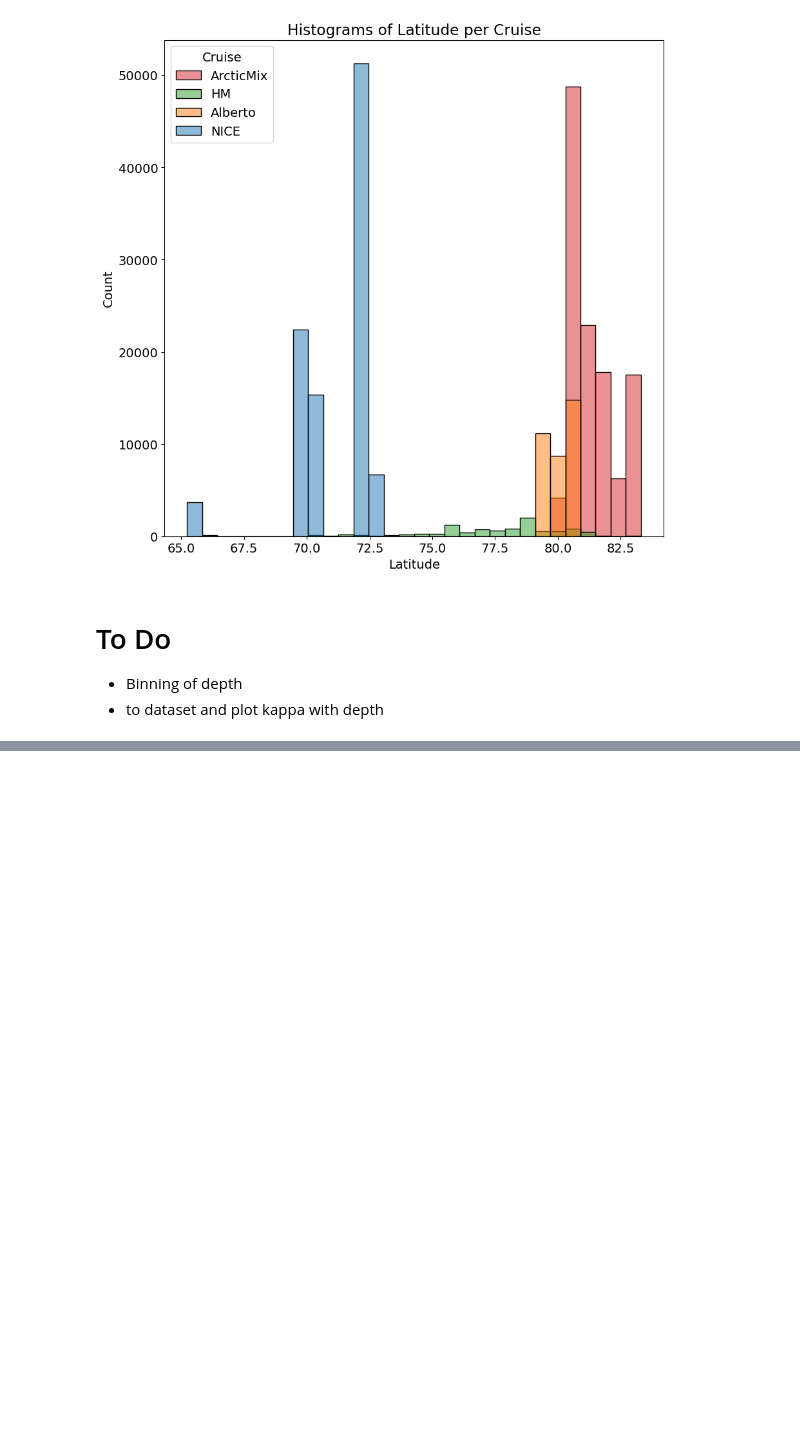
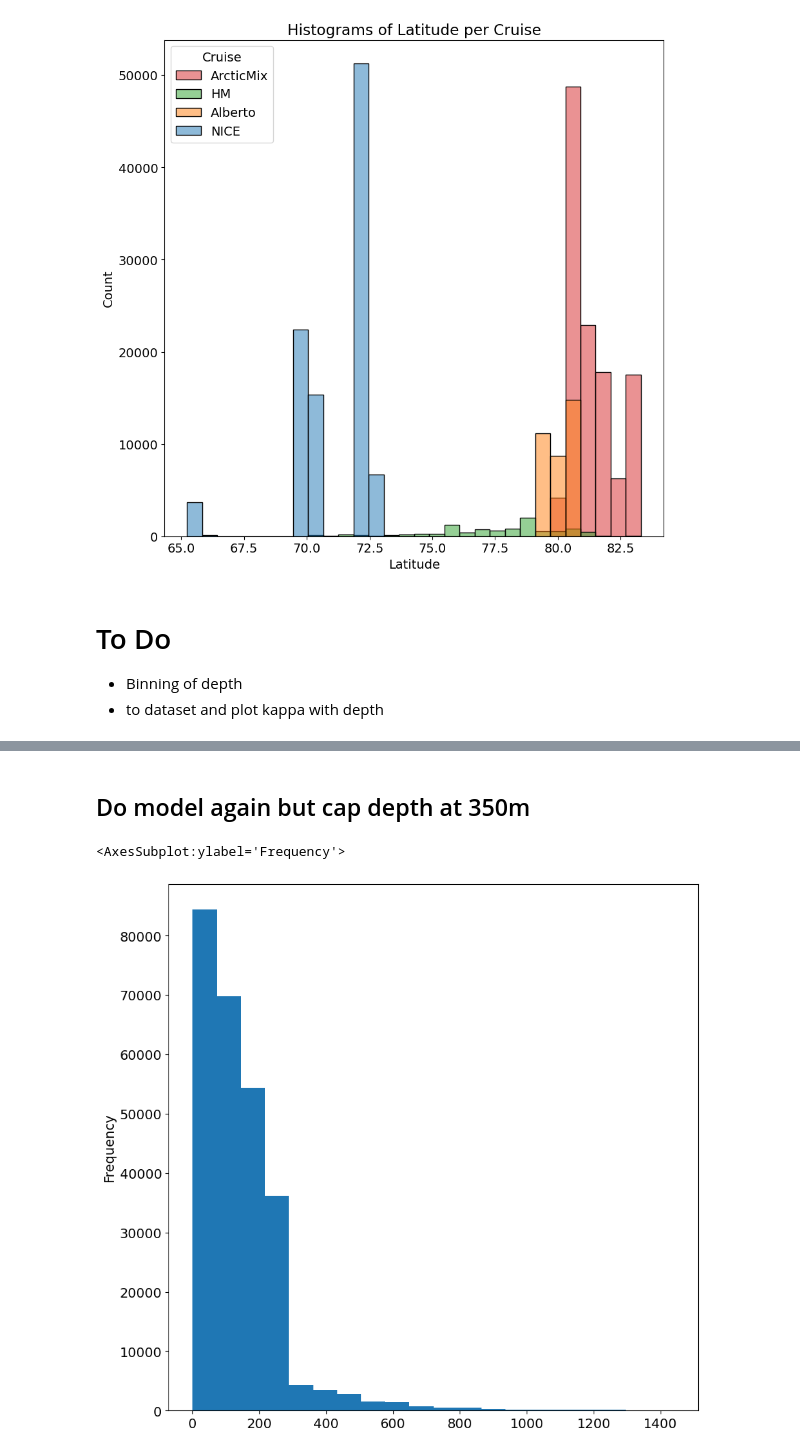
Before and after one commit to lisanneblok/ArcticTurbulence, a Jupyter notebook: ML_models/arctic_RFs.ipynb, the cells around one changed output, grey strips where cells are left out. Saved outputs shown, nothing was run; the diff lists cells and outputs as text; code cells hidden in the pictures; blank space fills up the shorter version.

```diff
--- a/ML_models/arctic_RFs.ipynb
+++ b/ML_models/arctic_RFs.ipynb
@@ -377,0 +360,29 @@ plt.show()
+# %%
+import math
+from sklearn.preprocessing import LabelEncoder
+hallo = Tu_label(arctic_df.Tu)
+arctic_df["Tu_label"] = hallo
+arctic_df['log_eps'] = arctic_df['eps'].apply(lambda x: math.log(x))
+
+data = arctic_df
+# Create an instance of the LabelEncoder
+label_encoder = LabelEncoder()
+
+# Fit the encoder on the Tu_label column
+label_encoder.fit(data['Tu_label'])
+
+# Transform the Tu_label column into numeric representation
+numeric_labels = label_encoder.transform(data['Tu_label'])
+
+# Replace the Tu_label column with the numeric labels
+data['Tu_label'] = numeric_labels
+
+# Features:
+xstringlist3 = ['S','T','latitude','hab', 'depth','dSdz','dTdz','log_N2', 'Tu_label']
+
+# We want to predict:
+ystringlist3 = ['log_eps']
+
+#split into x and y, x has features, y is target
+x3 = data[xstringlist]
+y3 = data[ystringlist]
@@ -377,0 +472,7 @@ plt.show()
+# %% [markdown]
+## Do model again but cap depth at 350m
+# %%
+arctic_df.depth.plot.hist(bins=20)
+# %% [output]
+<AxesSubplot:ylabel='Frequency'>
+[figure, added]
```
Also changed, not shown: parts of 15 cells of this notebook, 2 other files.
